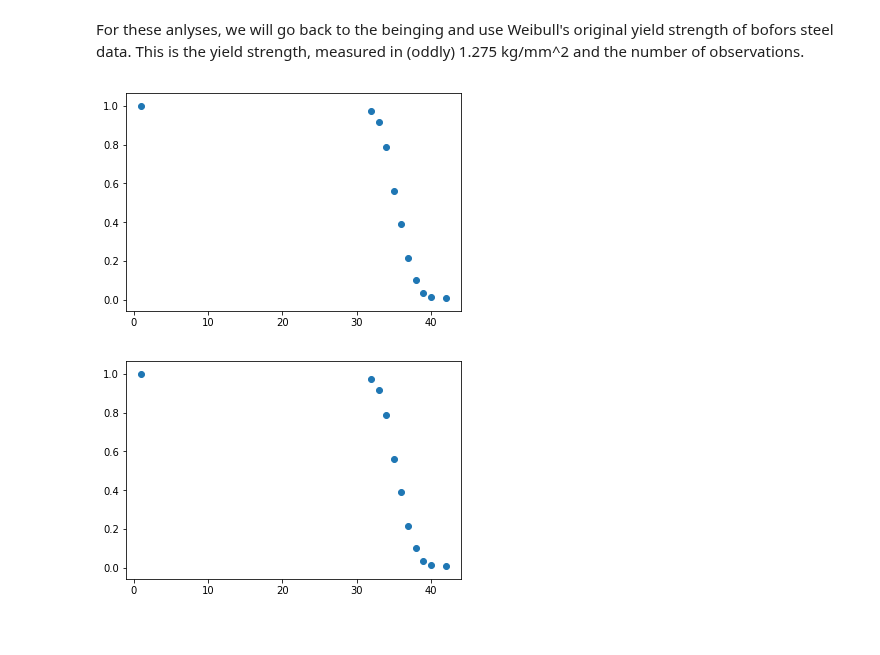
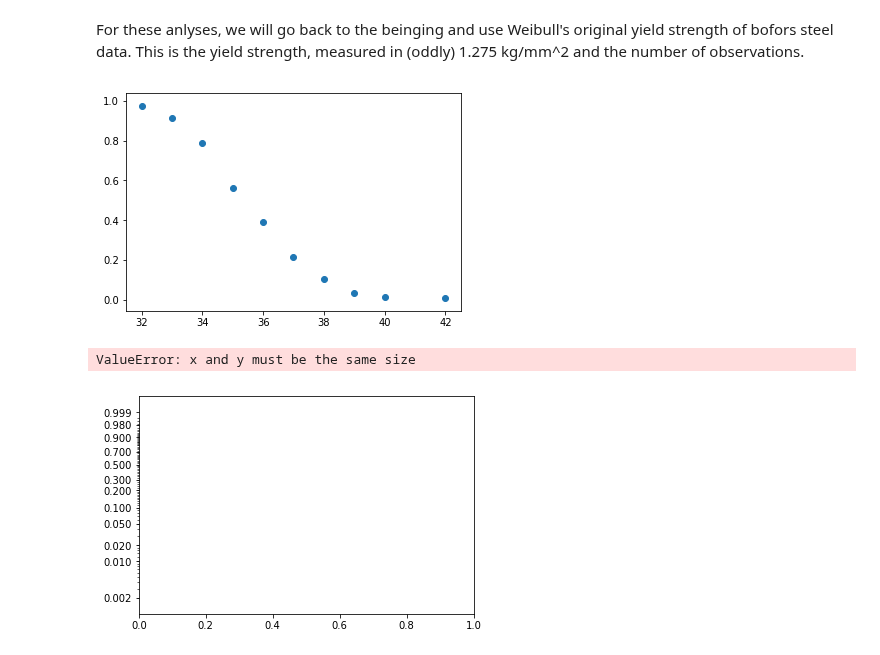
Before and after one commit to derrynknife/SurPyval, a Jupyter notebook: SurPyval.ipynb, the cells around one changed output. Cells and saved outputs as stored; diff of their text form; code cells hidden in the pictures.

```diff
--- a/SurPyval.ipynb
+++ b/SurPyval.ipynb
@@ -21,12 +237,14 @@ n = np.concatenate([[n[0]], np.diff(n)])
 # %%
 R = nonp.nelson_aalen(x, n=n)
 # %%
-ax = plt.scatter(np.hstack([1, x]), 1-R)
+ax = plt.scatter(x, 1-R)
 # %% [output]
-[figure, old version]
+[figure, new version]
 # %%
 R_km = nonp.nelson_aalen(x, n=n)
 # %%
-ax = plt.scatter(np.hstack([1, x]), 1-R_km)
+plt.yscale('weibull')
+ax = plt.scatter(x, R_km)
 # %% [output]
+ValueError: x and y must be the same size
-[figure, old version]
+[figure, new version]
```
Also changed, not shown: parts of 4 cells of this notebook, 1 other file.
